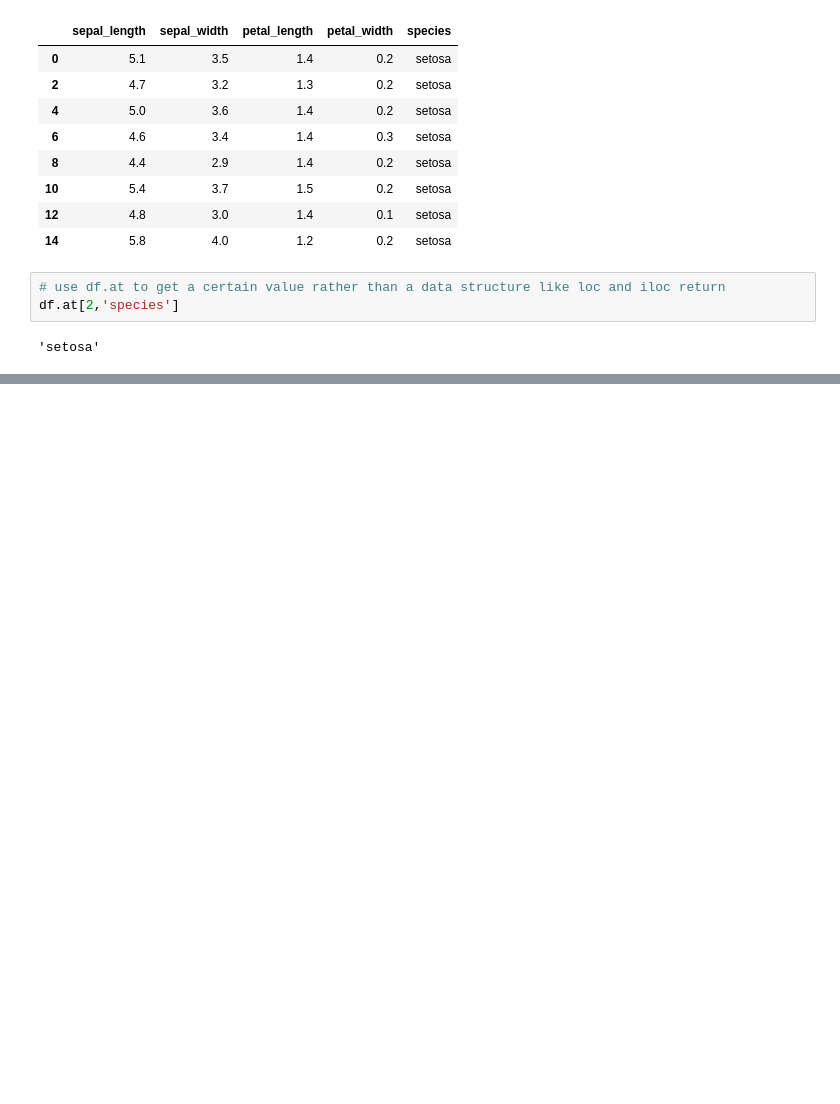
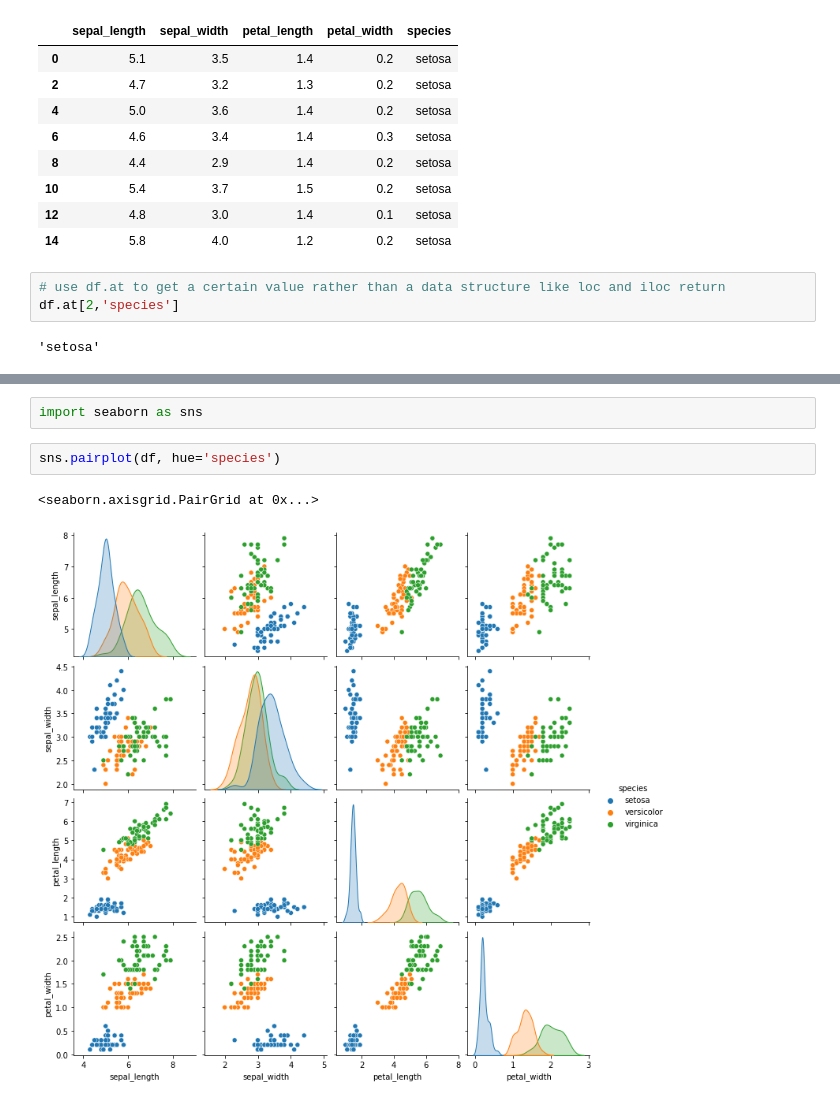
Before and after one commit to BreeTree/progda2022, a Jupyter notebook: Week5Notebook.ipynb, the cells around one changed output, grey strips where cells are left out. Drawn from its saved outputs; the diff is of its cells as text; blank space fills up the shorter version.

```diff
--- a/Week5Notebook.ipynb
+++ b/Week5Notebook.ipynb
@@ -193,0 +312,7 @@ df.at[2,'species']
+# %%
+import seaborn as sns
+# %%
+sns.pairplot(df, hue='species')
+# %% [output]
+<seaborn.axisgrid.PairGrid at 0x...>
+[figure, added]
```
Also changed, not shown: parts of 11 cells of this notebook, 1 other file.
